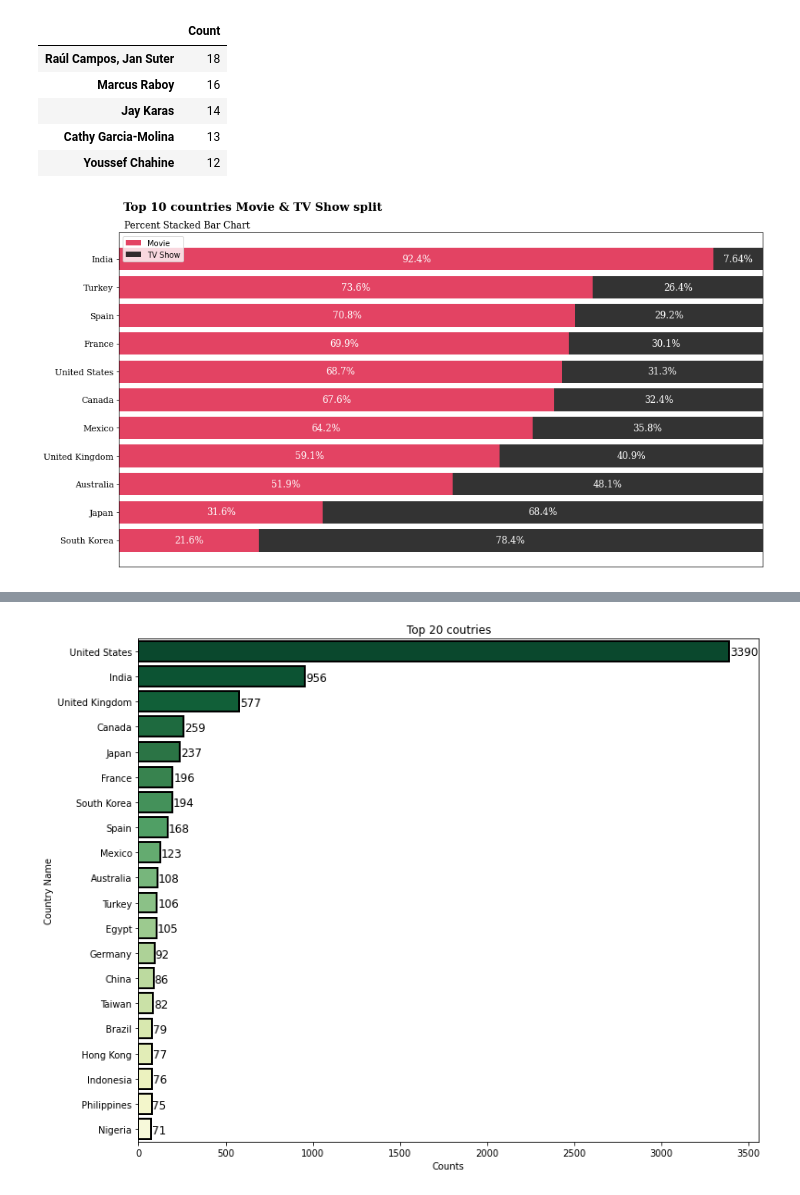
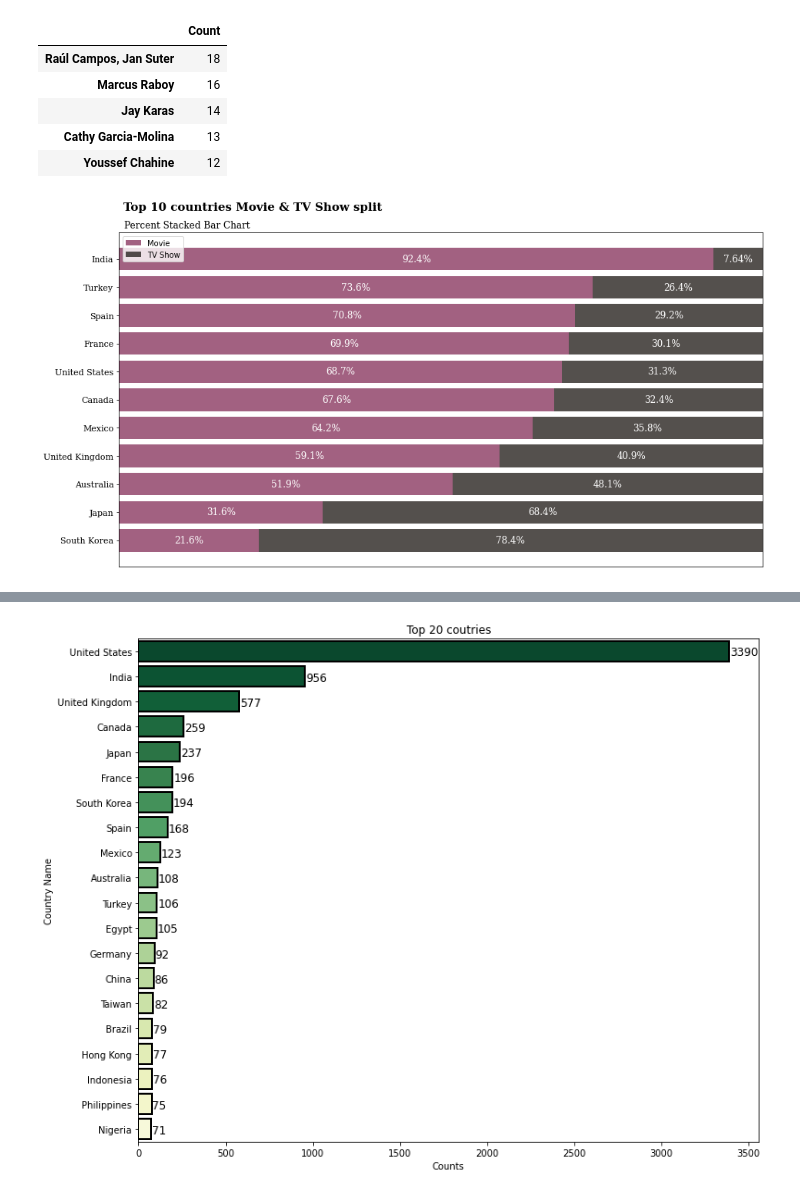
Before and after one commit to amrita-sarkar1/Netflix-Movies-and-TV-Shows-Clustering, a Jupyter notebook: Netflix_Movies_and_TV_Shows_Clustering.ipynb, the cells around one changed output, grey strips where cells are left out. Saved outputs shown, nothing was run; the diff lists cells and outputs as text; code cells hidden in the pictures.

```diff
--- a/Netflix_Movies_and_TV_Shows_Clustering.ipynb
+++ b/Netflix_Movies_and_TV_Shows_Clustering.ipynb
@@ -67,10 +67,10 @@ warnings.filterwarnings('ignore')
 # Loading the data
 file_path = '/content/drive/MyDrive/Colab Notebooks/AlmaBetter Capstone Project/NETFLIX MOVIES AND TV SHOWS CLUSTERING.csv'
 
-data= pd.read_csv(file_path)
+dataset = pd.read_csv(file_path)
 
 # Make a copy of the dataset
-netflix_df = data.copy()
+netflix_df = dataset.copy()
 
 # Display first 5 rows
 netflix_df.head()
@@ -144,0 +139,2 @@ netflix_df['cast'].replace(np.nan, 'missing info', inplace  = True)
+# %%
+netflix_df['date_added'].dropna(axis = 0, inplace = True)
@@ -320,36 +360,36 @@ content_data_ratio = (content_data.T / content_data['sum']).T[['Movie', 'TV Show
 fig, ax = plt.subplots(1,1,figsize=(15, 8),)
 
 ax.barh(content_data_ratio.index, content_data_ratio['Movie'],
-        color='crimson', alpha=0.8, label='Movie')
+        color='#8B3A62', alpha=0.8, label='Movie')
 ax.barh(content_data_ratio.index, content_data_ratio['TV Show'], left=content_data_ratio['Movie'],
-        color='black', alpha=0.8, label='TV Show')
+        color='#292421', alpha=0.8, label='TV Show')
 
 
 ax.set_xlim(0, 1)
 ax.set_xticks([])
 ax.set_yticklabels(content_data_ratio.index, fontfamily='serif', fontsize=11)
 
 # Addind Annotaion
 for i in content_data_ratio.index:
     ax.annotate(f"{content_data_ratio['Movie'][i]*100:.3}%",
                    xy=(content_data_ratio['Movie'][i]/2, i),
                    va = 'center', ha='center',fontsize=12, fontweight='light',
                    fontfamily='serif', color='white')
 
 for i in content_data_ratio.index:
     ax.annotate(f"{content_data_ratio['TV Show'][i]*100:.3}%",
                    xy=(content_data_ratio['Movie'][i]+content_data_ratio['TV Show'][i]/2, i),
                    va = 'center', ha='center',fontsize=12, fontweight='light',
                    fontfamily='serif', color='white')
 
 
 fig.text(0.13, 0.93, 'Top 10 countries Movie & TV Show split', fontsize = 15,
         fontweight='bold', fontfamily='serif')
 fig.text(0.131, 0.89, 'Percent Stacked Bar Chart', fontsize=12,fontfamily='serif')
 plt.legend()
 plt.show()
 # %% [output]
-[figure, old version]
+[figure, new version]
 # %%
 country = netflix_df['country'].value_counts().reset_index()
 country = country[country['country'] /  country['country'].sum() > 0.01]
```
Also changed, not shown: parts of 29 cells of this notebook.
